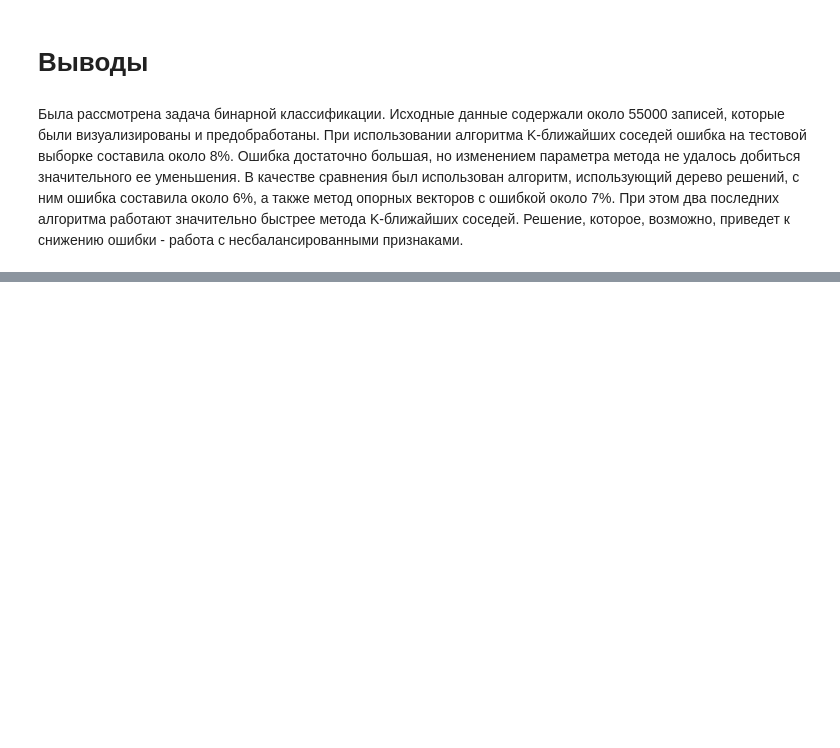
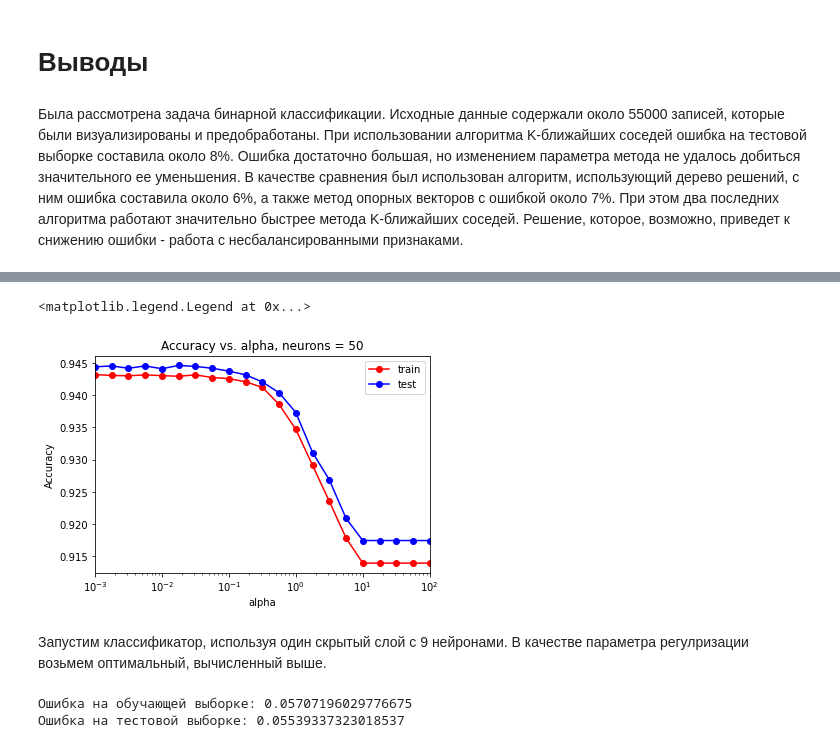
Before and after one commit to sirotkinad/ML-course-2021, a Jupyter notebook: Homework1.ipynb, the cells around one changed output, grey strips where cells are left out. Saved outputs shown, nothing was run; the diff lists cells and outputs as text; code cells hidden in the pictures; blank space fills up the shorter version.

```diff
--- a/Homework1.ipynb
+++ b/Homework1.ipynb
@@ -665,0 +773,26 @@ print(err_train, err_test)
+# %%
+plt.semilogx(alpha_arr, train_acc, 'r-o', label = 'train')
+plt.semilogx(alpha_arr, test_acc, 'b-o', label = 'test')
+plt.xlim([np.min(alpha_arr), np.max(alpha_arr)])
+plt.title('Accuracy vs. alpha, neurons = ' + str(n))
+plt.xlabel('alpha')
+plt.ylabel('Accuracy')
+plt.legend()
+# %% [output]
+<matplotlib.legend.Legend at 0x...>
+[figure, added]
+# %% [markdown]
+Запустим классификатор, используя один скрытый слой с 9 нейронами. В качестве параметра регулризации возьмем оптимальный, вычисленный выше.
+# %%
+alpha_optimal = alpha_opt[0]
+mlp_model = MLPClassifier(alpha = alpha_optimal, hidden_layer_sizes = (9,),
+                          solver = 'adam', activation = 'relu', max_iter=100000, random_state = 42)
+mlp_model.fit(X_train, y_train)
+
+y_train_pred = mlp_model.predict(X_train)
+y_test_pred = mlp_model.predict(X_test)
+print("Ошибка на обучающей выборке: " + str(np.mean(y_train != y_train_pred)))
+print("Ошибка на тестовой выборке: " + str(np.mean(y_test != y_test_pred)))
+# %% [output]
+Ошибка на обучающей выборке: 0.05707196029776675
+Ошибка на тестовой выборке: 0.05539337323018537
```
Also changed, not shown: parts of 16 cells of this notebook.
